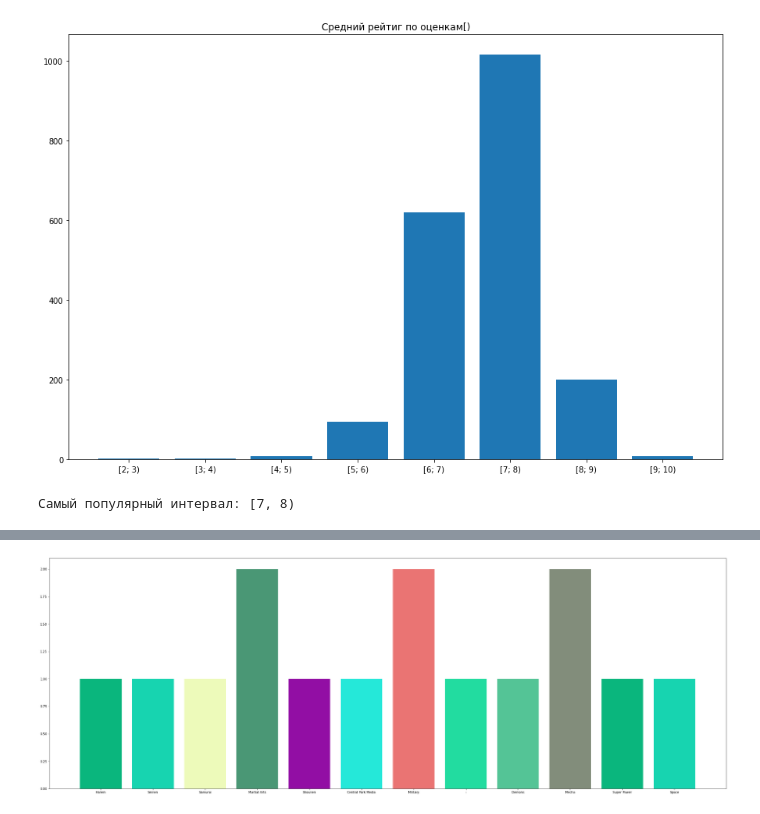
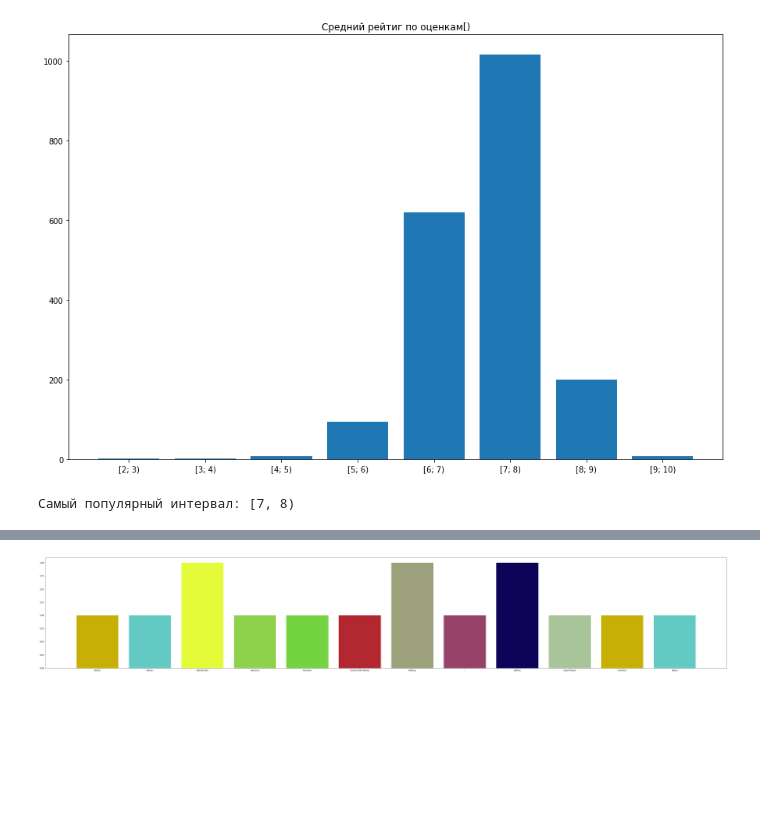
Before and after one commit to Alina-Smol/pythonmatlabwolfram, a Jupyter notebook: anime1.ipynb, the cells around one changed output, grey strips where cells are left out. Cells and saved outputs as stored; diff of their text form; code cells hidden in the pictures; blank space fills up the shorter version.

```diff
--- a/anime1.ipynb
+++ b/anime1.ipynb
@@ -286,8 +288,9 @@ plt.xticks(rotation=90)
 # %%
 #unpopular
+fig = plt.figure(figsize=(60,10))
 plt.bar(not_popular_theme_dict.keys(), not_popular_theme_dict.values(), color=c)
 plt.show()
 # %% [output]
-[figure, old version]
+[figure, new version]
 # %%
 #unpopular
```
Also changed, not shown: parts of 9 cells of this notebook.
